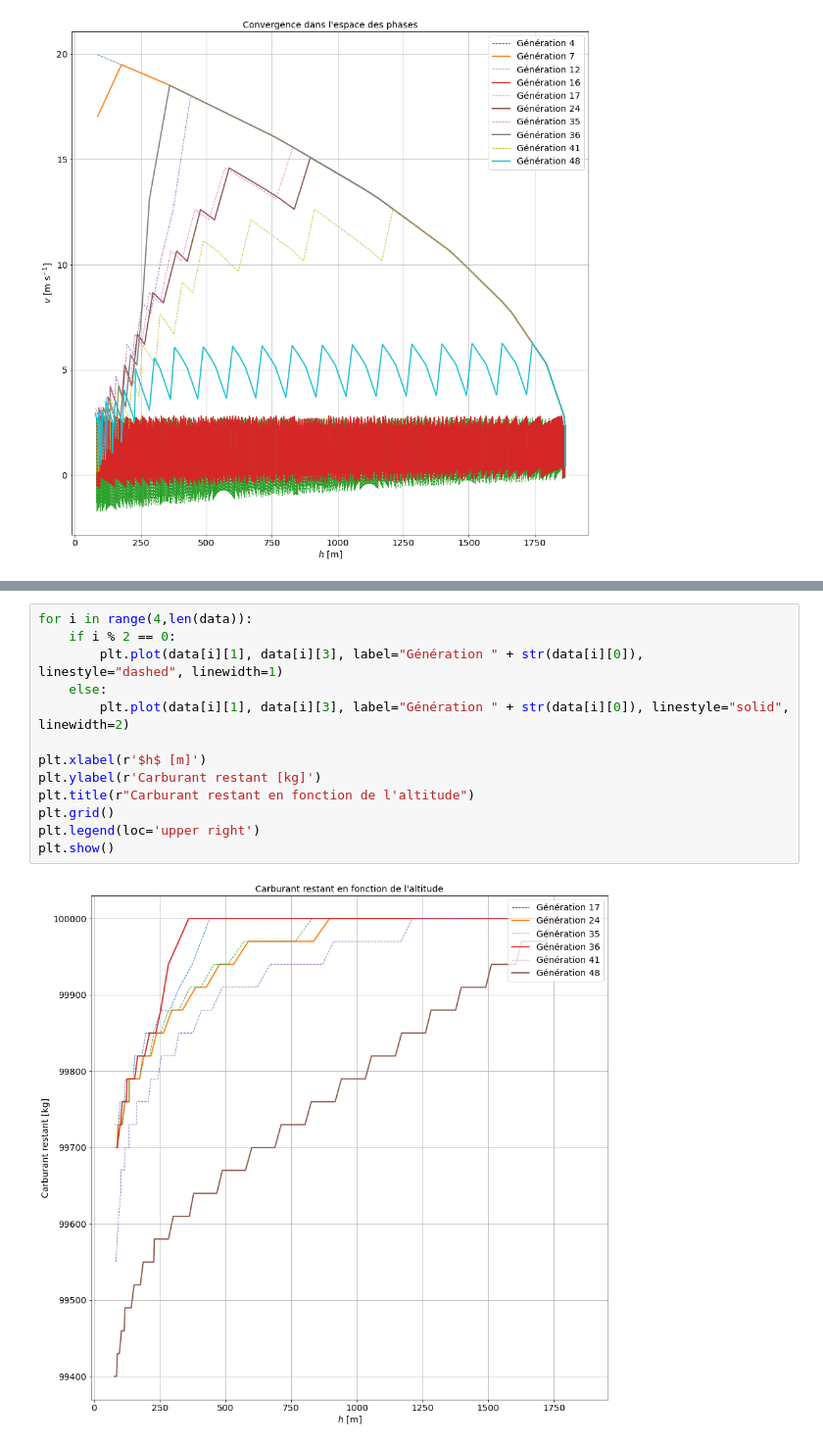
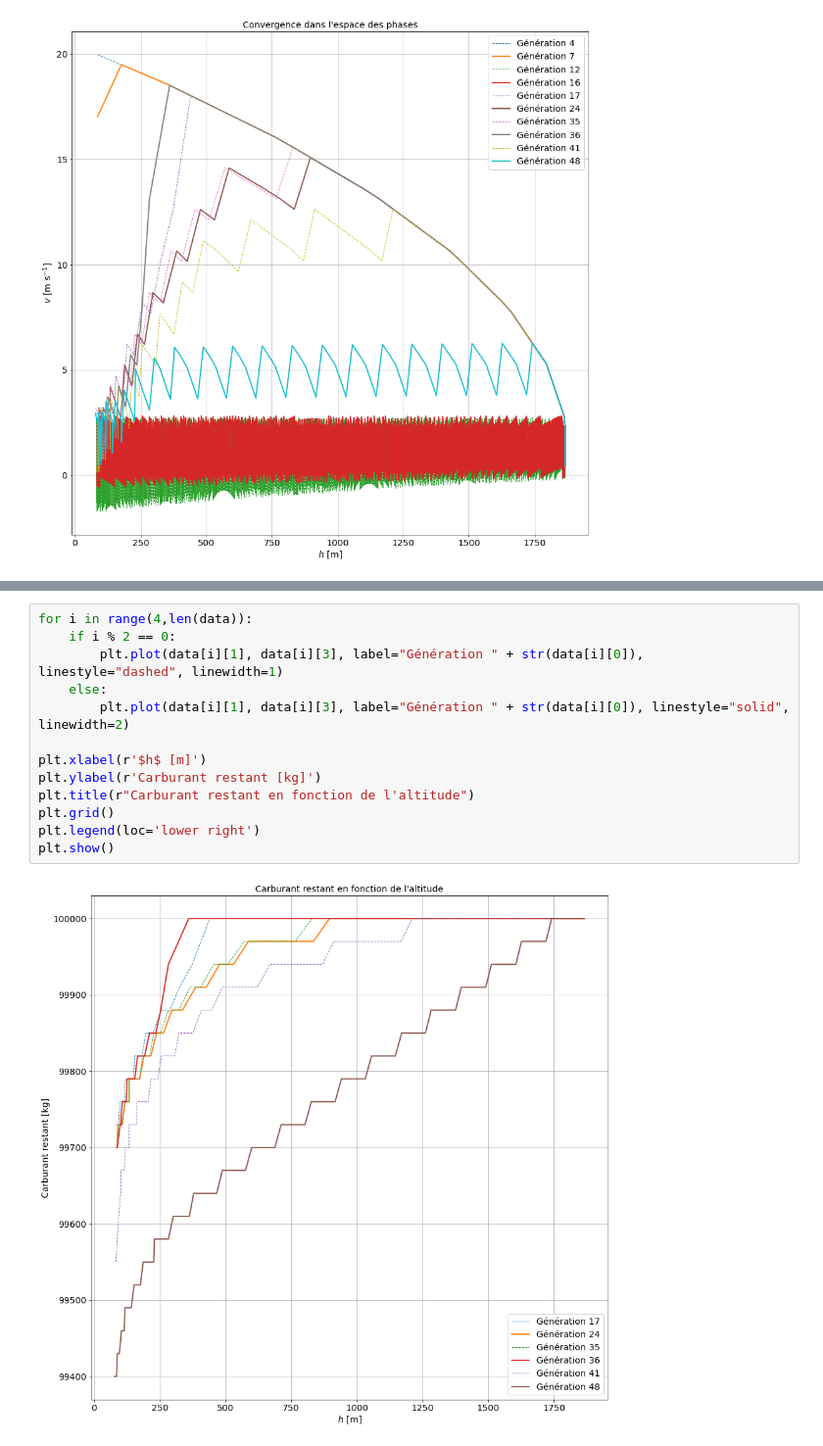
Before and after one commit to jakbay/mnp_project, a Jupyter notebook: data_analysis.ipynb, the cells around one changed output, grey strips where cells are left out. Shown at 98% size. Drawn from its saved outputs; the diff is of its cells as text.

```diff
--- a/data_analysis.ipynb
+++ b/data_analysis.ipynb
@@ -60,18 +60,18 @@ plt.show()
 # %%
 for i in range(4,len(data)):
     if i % 2 == 0:
         plt.plot(data[i][1], data[i][3], label="Génération " + str(data[i][0]), linestyle="dashed", linewidth=1)
     else:
         plt.plot(data[i][1], data[i][3], label="Génération " + str(data[i][0]), linestyle="solid", linewidth=2)
 
 plt.xlabel(r'$h$ [m]')
 plt.ylabel(r'Carburant restant [kg]')
 plt.title(r"Carburant restant en fonction de l'altitude")
 plt.grid()
-plt.legend(loc='upper right')
+plt.legend(loc='lower right')
 plt.show()
 # %% [output]
-[figure, old version]
+[figure, new version]
 # %%
 for i in range(0,len(data)):
     if i % 2 == 0:
```
Also changed, not shown: parts of 3 cells of this notebook, 4 other files.
